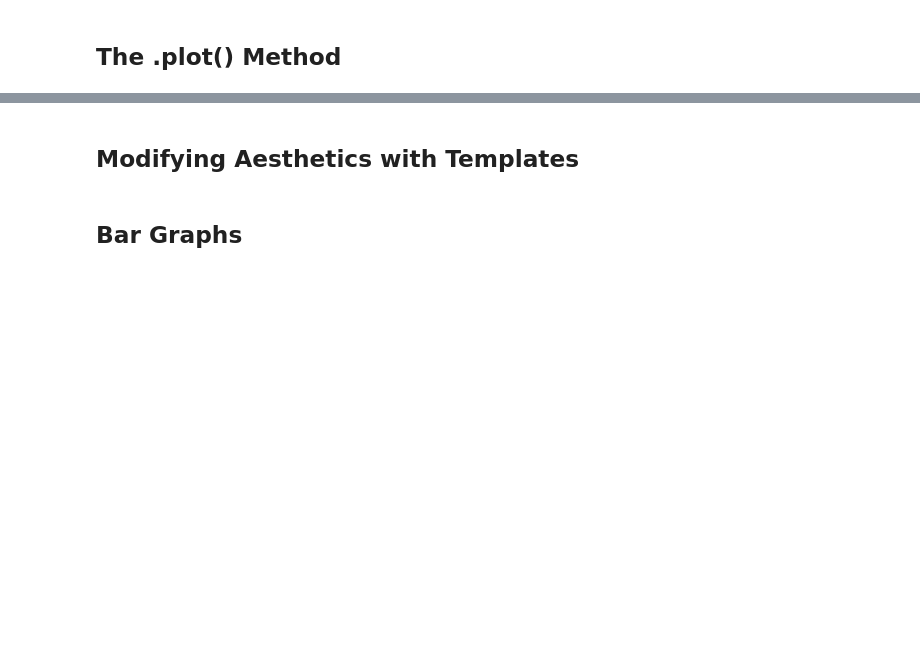
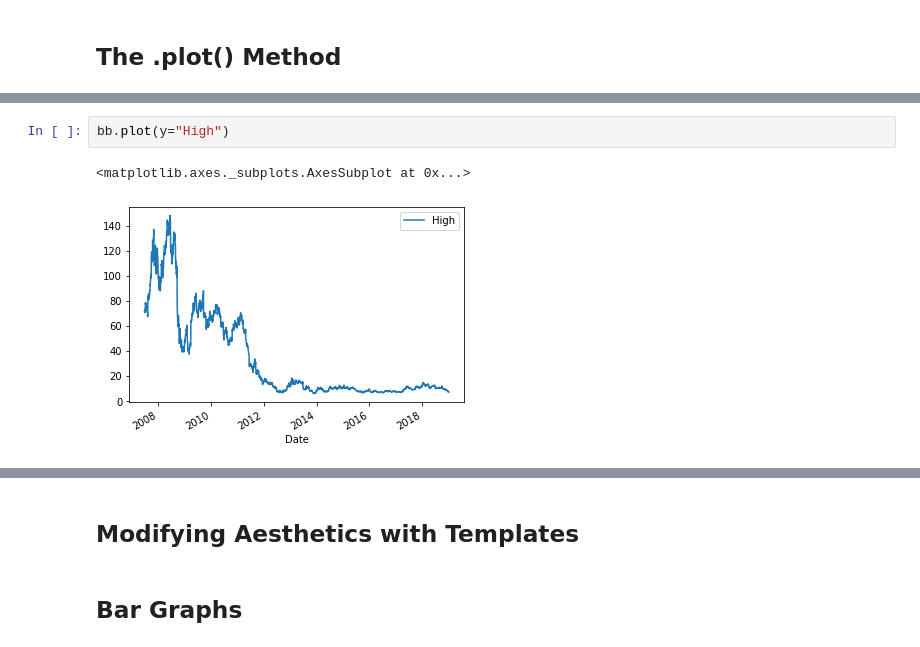
Before and after one commit to rsolter/Udemy-Courses, a Jupyter notebook: Udemy - Data Analysis with Pandas and Python/Section 13 - Visualization.ipynb, the cells around one changed output, grey strips where cells are left out. Drawn from its saved outputs; the diff is of its cells as text; blank space fills up the shorter version.

```diff
--- a/Udemy - Data Analysis with Pandas and Python/Section 13 - Visualization.ipynb
+++ b/Udemy - Data Analysis with Pandas and Python/Section 13 - Visualization.ipynb
@@ -4,0 +27,5 @@
+# %%
+bb.plot(y="High")
+# %% [output]
+<matplotlib.axes._subplots.AxesSubplot at 0x...>
+[figure, added]
```
Also changed, not shown: parts of 4 cells of this notebook, 1 other file.
